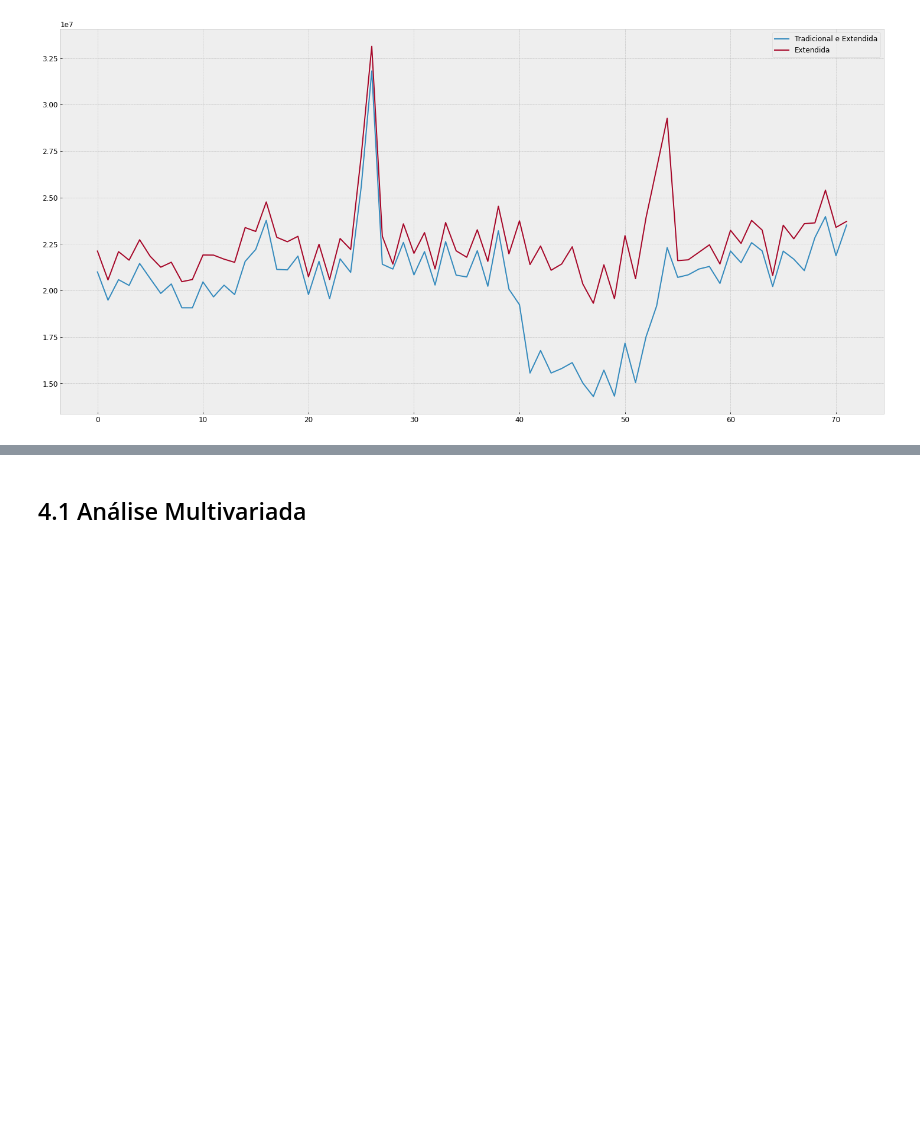
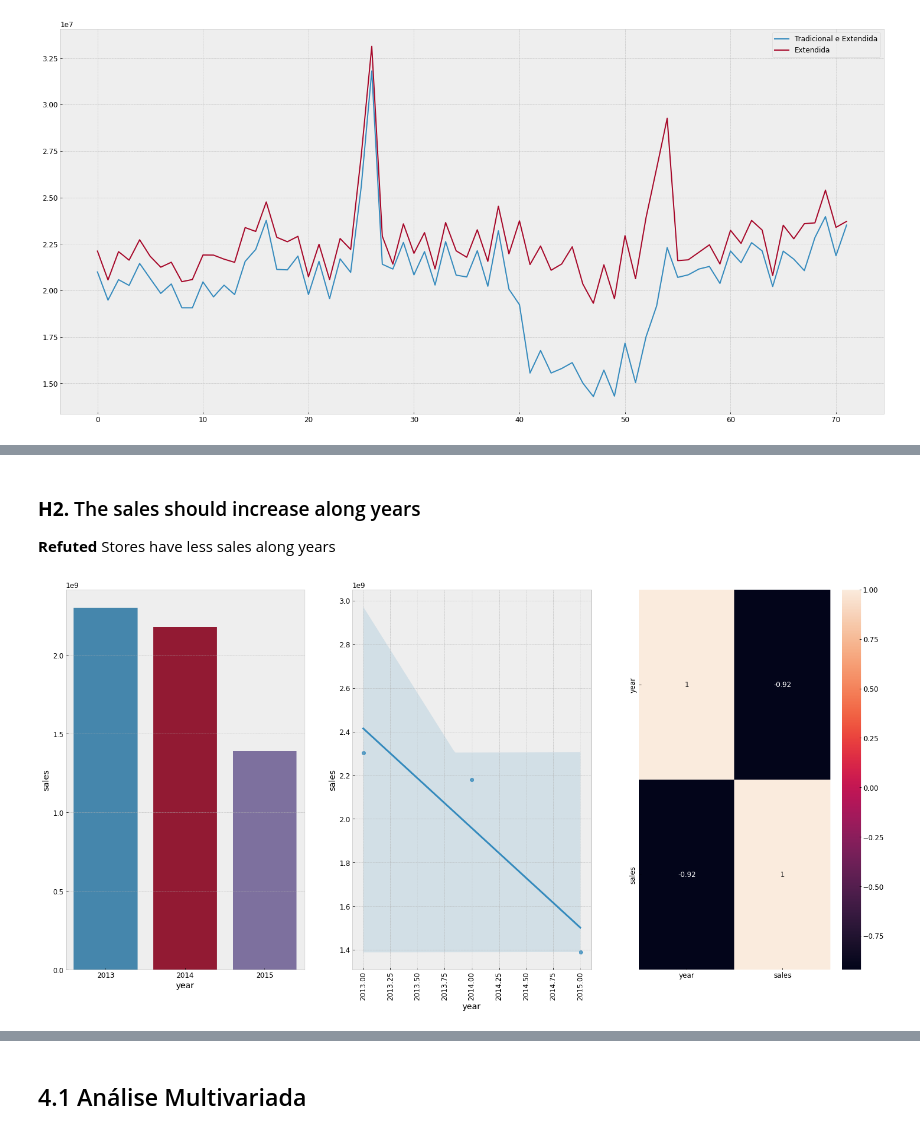
Before and after one commit to elielsantospaes/DS_em_Producao, a Jupyter notebook: Módulo_6_v1_store_sales_prediction.ipynb, the cells around one changed output, grey strips where cells are left out. Cells and saved outputs as stored; diff of their text form; code cells hidden in the pictures; blank space fills up the shorter version.

```diff
--- a/Módulo_6_v1_store_sales_prediction.ipynb
+++ b/Módulo_6_v1_store_sales_prediction.ipynb
@@ -585,0 +610,16 @@ ax.legend( labels = ['Tradicional e Extendida','Extendida'])
+# %% [markdown]
+### **H2.** The sales should increase along years
+**Refuted** Stores have less sales along years
+# %%
+plt.subplot(1, 3, 1)
+aux1 = df4[['year', 'sales']].groupby('year').sum().reset_index()
+sns.barplot(x = 'year', y = 'sales', data = aux1);
+
+plt.subplot(1, 3, 2)
+sns.regplot(x = 'year', y = 'sales', data = aux1);
+plt.xticks(rotation = 90)
+
+plt.subplot(1, 3, 3)
+sns.heatmap(aux1.corr(method = 'pearson'), annot = True);
+# %% [output]
+[figure, added]
```
Also changed, not shown: parts of 18 cells of this notebook.
